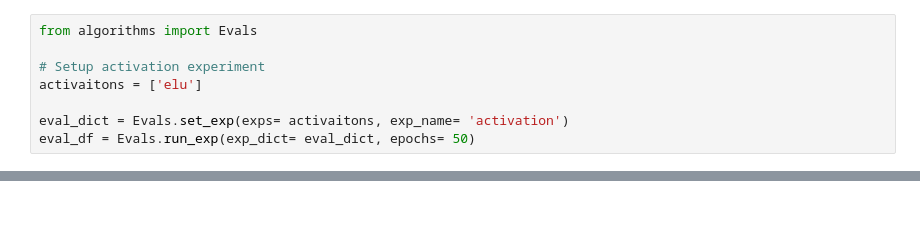
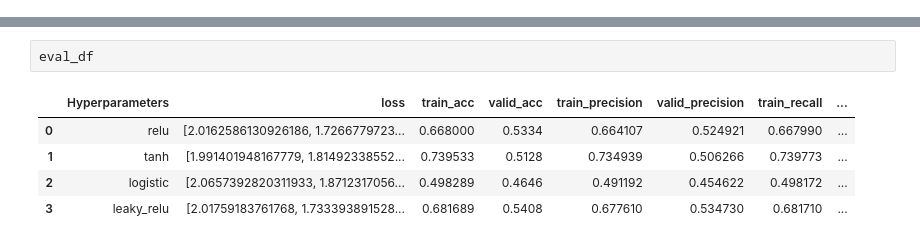
Before and after one commit to Yvnminc/Deep-Neural-Network-Components-Analysis, a Jupyter notebook: Experiment-Activations.ipynb, the cells around one changed output, grey strips where cells are left out. Saved outputs shown, nothing was run; the diff lists cells and outputs as text; blank space fills up the shorter version.

```diff
--- a/Experiment-Activations.ipynb
+++ b/Experiment-Activations.ipynb
@@ -16,8 +29,0 @@ KeyboardInterrupt:
-# %%
-from algorithms import Evals
-
-# Setup activation experiment
-activaitons = ['elu']
-
-eval_dict = Evals.set_exp(exps= activaitons, exp_name= 'activation')
-eval_df = Evals.run_exp(exp_dict= eval_dict, epochs= 50)
@@ -44,0 +30,8 @@ Epoch: 50  Training Loss: 2.2968374820296713  Time (sec): 4.816273927688599
+# %%
+eval_df
+# %% [output]
+|  | Hyperparameters | loss | train_acc | valid_acc | train_precision | valid_precision | train_recall | ... |
+| 0 | relu | [2.0162586130926186, 1.7266779723... | 0.668000 | 0.5334 | 0.664107 | 0.524921 | 0.667990 | ... |
+| 1 | tanh | [1.991401948167779, 1.81492338552... | 0.739533 | 0.5128 | 0.734939 | 0.506266 | 0.739773 | ... |
+| 2 | logistic | [2.0657392820311933, 1.8712317056... | 0.498289 | 0.4646 | 0.491192 | 0.454622 | 0.498172 | ... |
+| 3 | leaky_relu | [2.01759183761768, 1.733393891528... | 0.681689 | 0.5408 | 0.677610 | 0.534730 | 0.681710 | ... |
```
Also changed, not shown: parts of 2 cells of this notebook, 4 other files.
